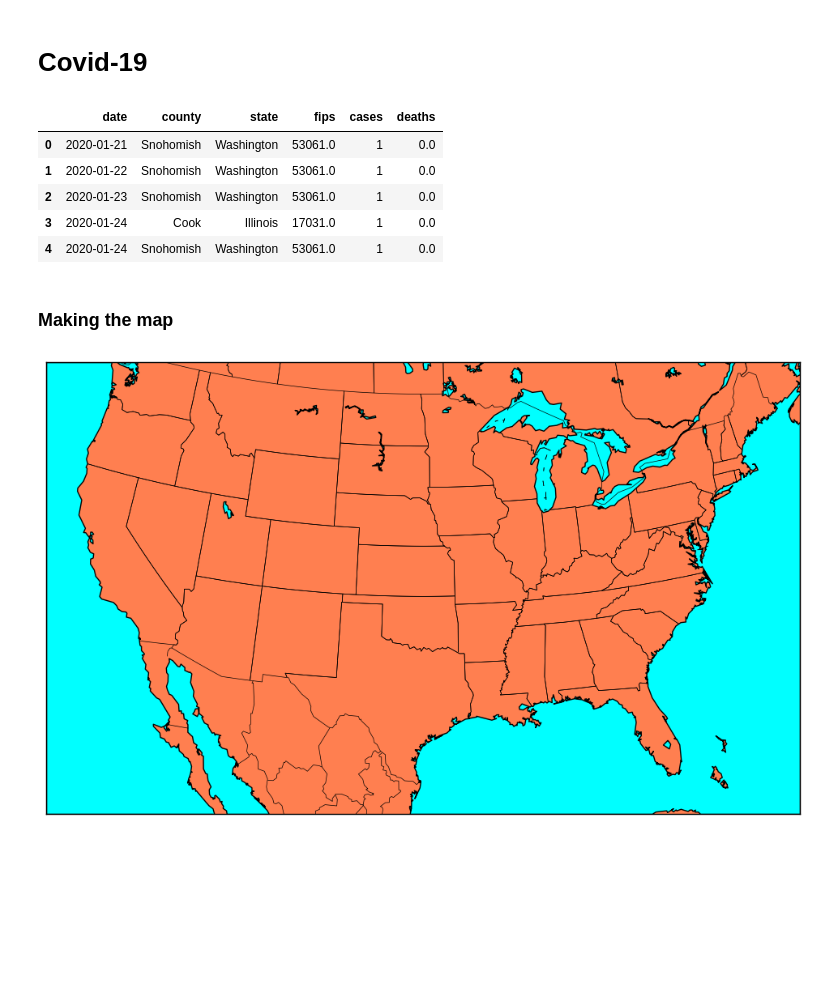
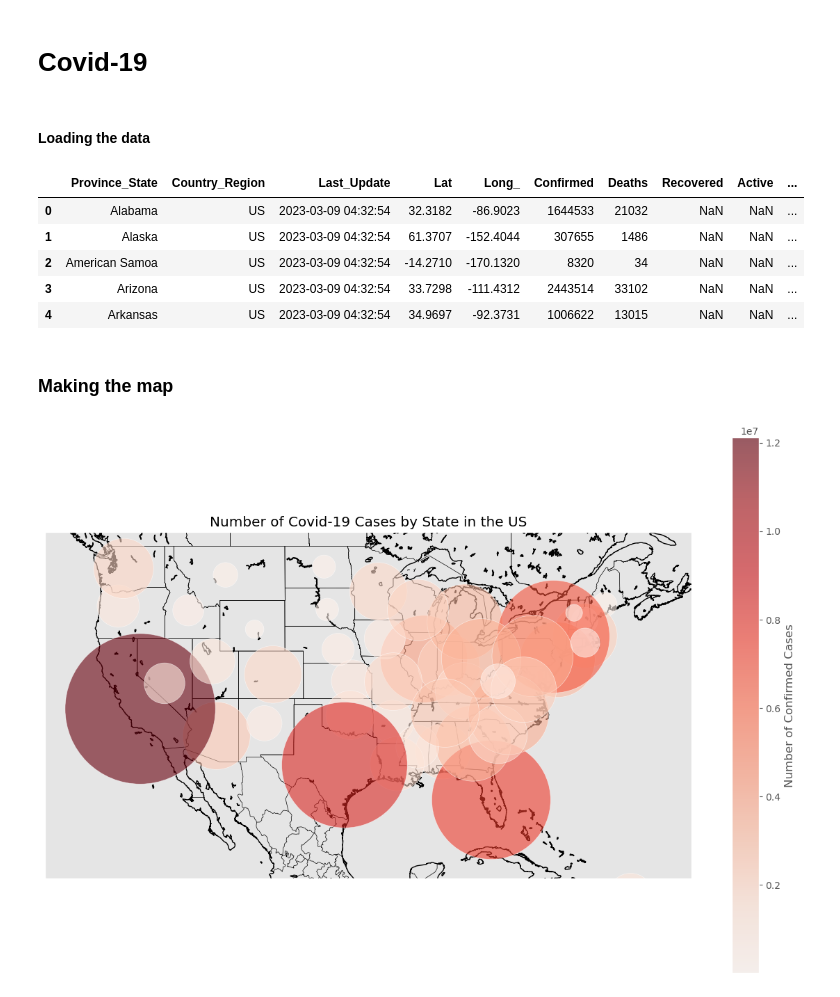
Before and after one commit to jwmathis/Project4, a Jupyter notebook: Project4.ipynb, the cells around one changed output. Drawn from its saved outputs; the diff is of its cells as text; code cells hidden in the pictures; blank space fills up the shorter version.

```diff
--- a/Project4.ipynb
+++ b/Project4.ipynb
@@ -452,27 +452,34 @@ sns.pairplot(movies_df[['IMDB_Rating', 'Gross', 'Runtime']]);
 [figure]
 # %% [markdown]
 # Covid-19
+# %% [markdown]
+#### Loading the data
 # %%
-covid_df = pd.read_csv("us_counties_covid19_daily.csv")
+covid_df = pd.read_csv("03-08-2023.csv")
+covid_df = covid_df.dropna(subset=['Lat', 'Long_'])
 covid_df.head()
 # %% [output]
-|  | date | county | state | fips | cases | deaths |
-| 0 | 2020-01-21 | Snohomish | Washington | 53061.0 | 1 | 0.0 |
-| 1 | 2020-01-22 | Snohomish | Washington | 53061.0 | 1 | 0.0 |
-| 2 | 2020-01-23 | Snohomish | Washington | 53061.0 | 1 | 0.0 |
-| 3 | 2020-01-24 | Cook | Illinois | 17031.0 | 1 | 0.0 |
-| 4 | 2020-01-24 | Snohomish | Washington | 53061.0 | 1 | 0.0 |
+|  | Province_State | Country_Region | Last_Update | Lat | Long_ | Confirmed | Deaths | Recovered | Active | ... |
+| 0 | Alabama | US | 2023-03-09 04:32:54 | 32.3182 | -86.9023 | 1644533 | 21032 | NaN | NaN | ... |
+| 1 | Alaska | US | 2023-03-09 04:32:54 | 61.3707 | -152.4044 | 307655 | 1486 | NaN | NaN | ... |
+| 2 | American Samoa | US | 2023-03-09 04:32:54 | -14.2710 | -170.1320 | 8320 | 34 | NaN | NaN | ... |
+| 3 | Arizona | US | 2023-03-09 04:32:54 | 33.7298 | -111.4312 | 2443514 | 33102 | NaN | NaN | ... |
+| 4 | Arkansas | US | 2023-03-09 04:32:54 | 34.9697 | -92.3731 | 1006622 | 13015 | NaN | NaN | ... |
 # %% [markdown]
 ### Making the map
 # %%
-plt.figure(figsize=(12,8))
-m = Basemap(projection='lcc', resolution='l',
-            width=5E6, height=3E6,
-            lat_0=37.5, lon_0=-97)
-m.drawmapboundary(fill_color='aqua')
-m.fillcontinents(color='coral', lake_color='aqua')
+plt.figure(figsize=(15,10))
+#m = Basemap(projection='lcc', resolution='l', width=5E6, height=3E6, lat_0=37.5, lon_0=-97)
+m = Basemap(projection='merc', llcrnrlat=20, urcrnrlat=50, llcrnrlon=-130, urcrnrlon=-60, resolution='i')
+#m.drawmapboundary(fill_color='aqua')
+#m.fillcontinents(color='w', lake_color='aqua')
 m.drawcoastlines()
 m.drawstates()
 m.drawcountries();
+
+x, y = m(covid_df['Long_'].values, covid_df['Lat'].values)
+m.scatter(x, y, s=covid_df['Confirmed']/500, c=covid_df['Confirmed'], cmap='Reds', alpha=0.6, edgecolors='w', linewidth=0.5, zorder=2)
+plt.colorbar(label='Number of Confirmed Cases')
+plt.title('Number of Covid-19 Cases by State in the US');
 # %% [output]
-[figure, old version]
+[figure, new version]
```
Also changed, not shown: parts of 1 cell of this notebook, 3 other files.
